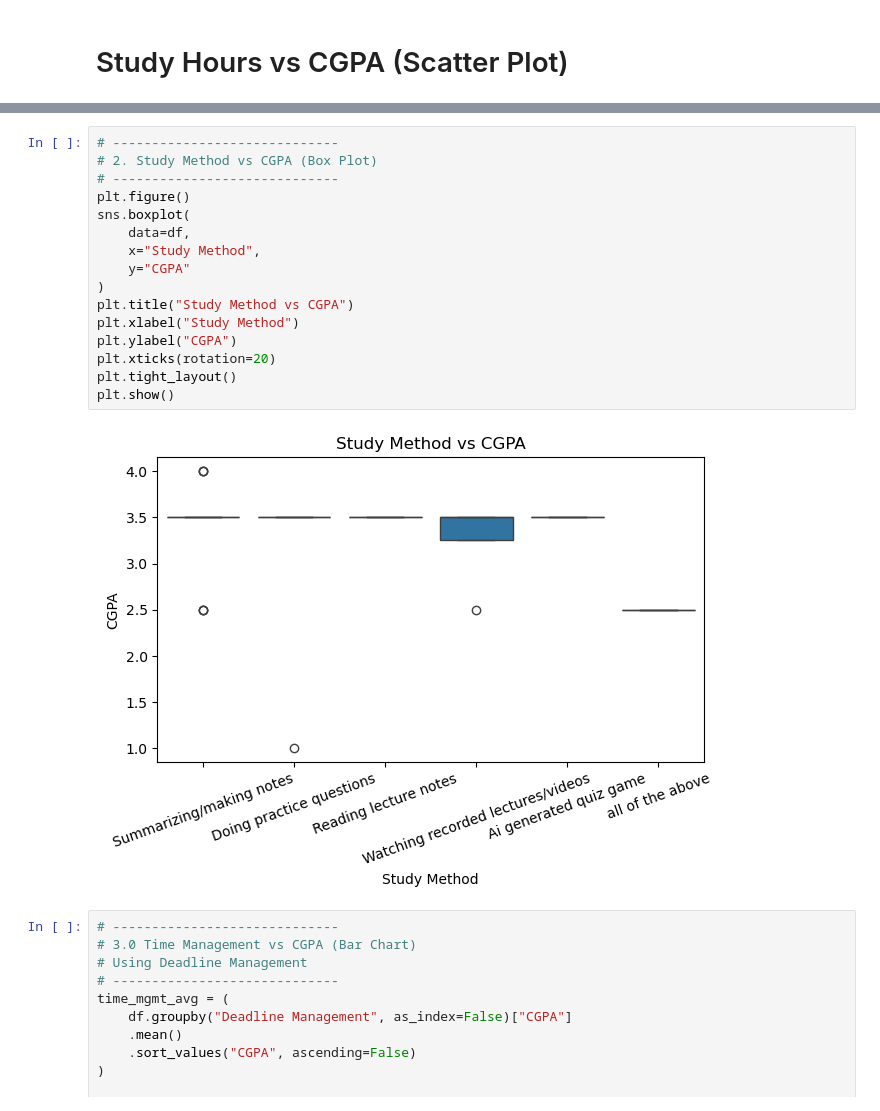
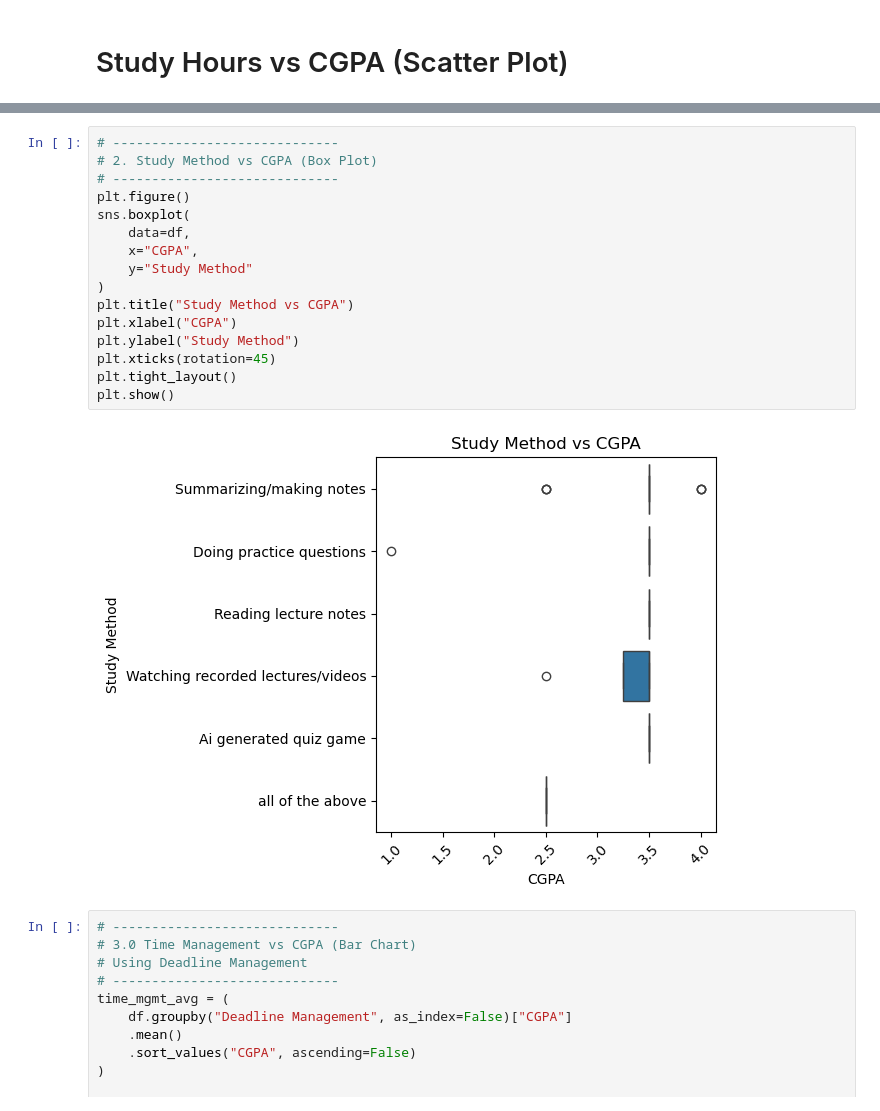
Before and after one commit to Syirahanis/StudentPerformanceAnalysis, a Jupyter notebook: EDA.ipynb, the cells around one changed output, grey strips where cells are left out. Drawn from its saved outputs; the diff is of its cells as text.

```diff
--- a/EDA.ipynb
+++ b/EDA.ipynb
@@ -49,21 +49,21 @@ plt.show()
 # %%
 # -----------------------------
 # 2. Study Method vs CGPA (Box Plot)
 # -----------------------------
 plt.figure()
 sns.boxplot(
     data=df,
-    x="Study Method",
-    y="CGPA"
+    x="CGPA",
+    y="Study Method"
 )
 plt.title("Study Method vs CGPA")
-plt.xlabel("Study Method")
-plt.ylabel("CGPA")
-plt.xticks(rotation=20)
+plt.xlabel("CGPA")
+plt.ylabel("Study Method")
+plt.xticks(rotation=45)
 plt.tight_layout()
 plt.show()
 # %% [output]
-[figure, old version]
+[figure, new version]
 # %%
 # -----------------------------
 # 3.0 Time Management vs CGPA (Bar Chart)
```
Also changed, not shown: parts of 1 cell of this notebook, 5 other files.
